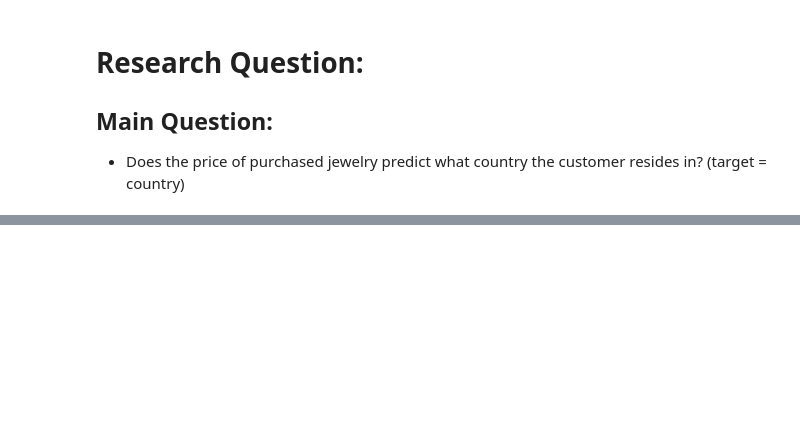
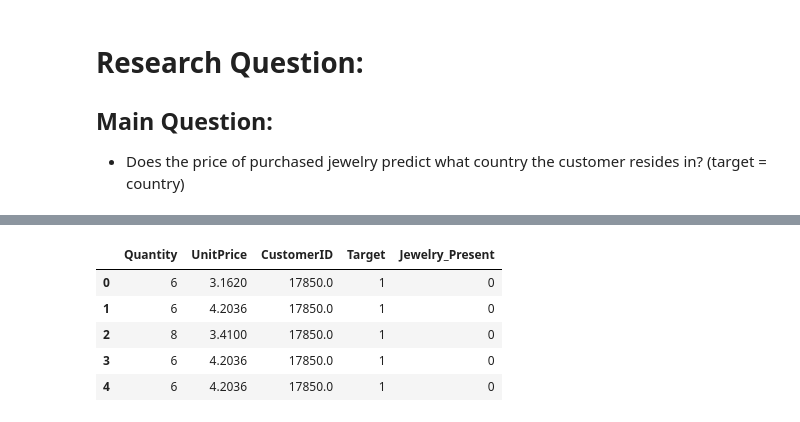
Before and after one commit to 3nikolov/IS597MLC-FinalProj, a Jupyter notebook: IS597MLC-FinalProjectNikolov-SplitData_Model.ipynb, the cells around one changed output, grey strips where cells are left out. Saved outputs shown, nothing was run; the diff lists cells and outputs as text; code cells hidden in the pictures; blank space fills up the shorter version.

```diff
--- a/IS597MLC-FinalProjectNikolov-SplitData_Model.ipynb
+++ b/IS597MLC-FinalProjectNikolov-SplitData_Model.ipynb
@@ -24,0 +180,10 @@ df.head()
+# %%
+df2 = df.drop(['Unnamed: 0', 'InvoiceNo', 'StockCode', 'Description', 'InvoiceDate', 'Country'], axis=1)
+df2.head()
+# %% [output]
+|  | Quantity | UnitPrice | CustomerID | Target | Jewelry_Present |
+| 0 | 6 | 3.1620 | 17850.0 | 1 | 0 |
+| 1 | 6 | 4.2036 | 17850.0 | 1 | 0 |
+| 2 | 8 | 3.4100 | 17850.0 | 1 | 0 |
+| 3 | 6 | 4.2036 | 17850.0 | 1 | 0 |
+| 4 | 6 | 4.2036 | 17850.0 | 1 | 0 |
```
Also changed, not shown: parts of 26 cells of this notebook, 1 other file.
